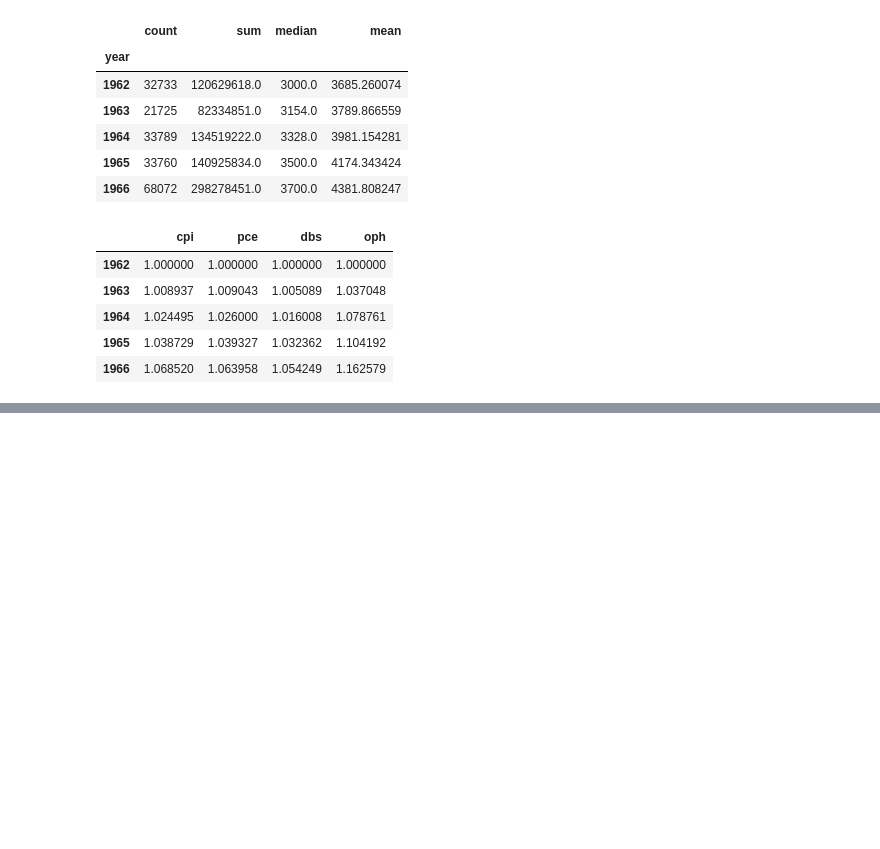
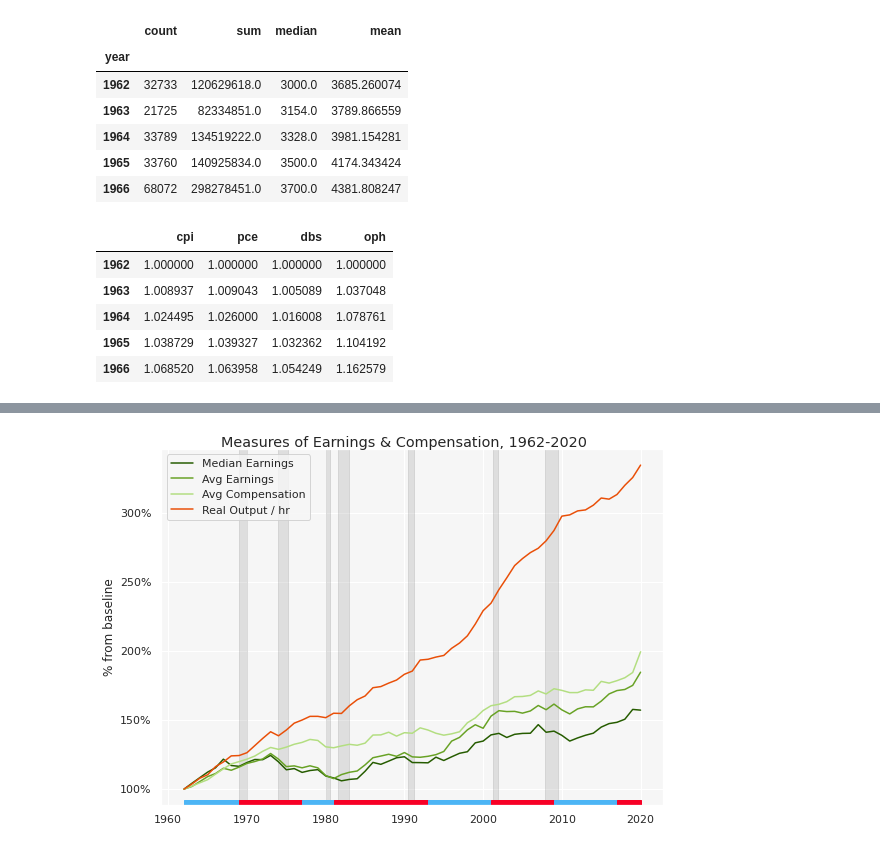
Before and after one commit to Spelkington/econometrics, a Jupyter notebook: assignment07/a07.ipynb, the cells around one changed output, grey strips where cells are left out. Drawn from its saved outputs; the diff is of its cells as text; code cells hidden in the pictures; blank space fills up the shorter version.

```diff
--- a/assignment07/a07.ipynb
+++ b/assignment07/a07.ipynb
@@ -182,3 +197,71 @@ year
+# %%
+# Let's make this pretty!
+import matplotlib.pyplot as plt
+from matplotlib.gridspec import GridSpec
+import seaborn as sns
+import matplotlib.ticker as mtick
+
+sns.set_theme()
+sns.set(rc={'axes.facecolor':'#F6F6F6', 'figure.facecolor':'#FFFFFF'})
+
+# Setting up the plot surface
+fig = plt.figure(figsize=(9,6))
+plt.suptitle("Measures of Earnings & Compensation, 1962-2020")
+fig.subplots_adjust(top=0.95)
+gs = GridSpec(nrows=1, ncols=1)
+
+ax0 = fig.add_subplot(gs[0,:])
+ax0.plot(df["cpi_med_earn"], color = "#265c00",
+         label = "Median Earnings")
+ax0.plot(df["cpi_avg_earn"], color = "#68a225",
+         label = "Avg Earnings")
+ax0.plot(df["cpi_avg_comp"], color = "#b3de81",
+         label = "Avg Compensation")
+# ax0.plot(df["pce_avg_comp"], color = "#faaf08",
+#          label = "Avg Compensation (PCE-deflated)")
+# ax0.plot(df["dbs_avg_comp"], color = "#fa812f",
+#          label = "Avg Compensation (DBS-deflated)")
+ax0.plot(df["oph"], color = "#e94f08",
+         label = "Real Output / hr")
+ax0.legend(loc="upper left")
+ax0.yaxis.set_major_formatter(mtick.PercentFormatter(1.0))
+ax0.set_ylabel("% from baseline")
+
+presidents = [
+    [1962, "#4cb5f5"],
+    [1963, "#4cb5f5"],
+    [1969, "#f70025"],
+    [1974, "#f70025"],
+    [1977, "#4cb5f5"],
+    [1981, "#f70025"],
+    [1989, "#f70025"],
+    [1993, "#4cb5f5"],
+    [2001, "#f70025"],
+    [2009, "#4cb5f5"],
+    [2017, "#f70025"],
+    [2020, "_"],
+]
+
+recessions = [
+    [1969, 1970],
+    [1973.9, 1975.25],
+    [1980, 1980.5],
+    [1981.5, 1982.9],
+    [1990.5, 1991.25],
+    [2001.25, 2001.9],
+    [2007.9, 2009.5],
+]
+
+for i in range(len(recessions)):
+    ax0.axvspan(recessions[i][0], recessions[i][1], color="grey", alpha=0.2)
+
+for i in range(len(presidents) - 1):
+    ax0.axvspan(presidents[i][0], presidents[i + 1][0], color=presidents[i][1], alpha=1, ymin = 0, ymax=0.015)
+
+plt.savefig("analysis.png")
+plt.savefig("analysis.pdf")
+# %% [output]
+[figure, added]
 # %%
 # Let's make this pretty!
 import matplotlib.pyplot as plt
```
Also changed, not shown: parts of 3 cells of this notebook, 4 other files.
